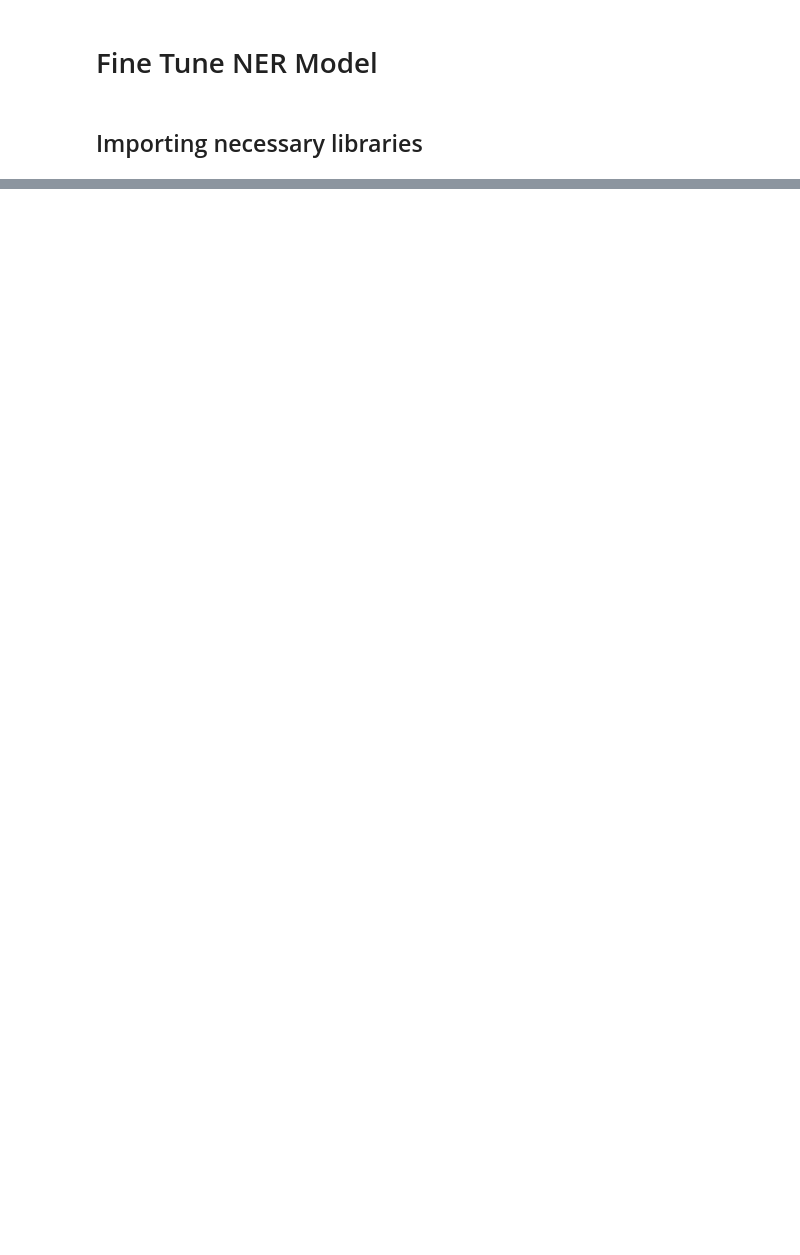
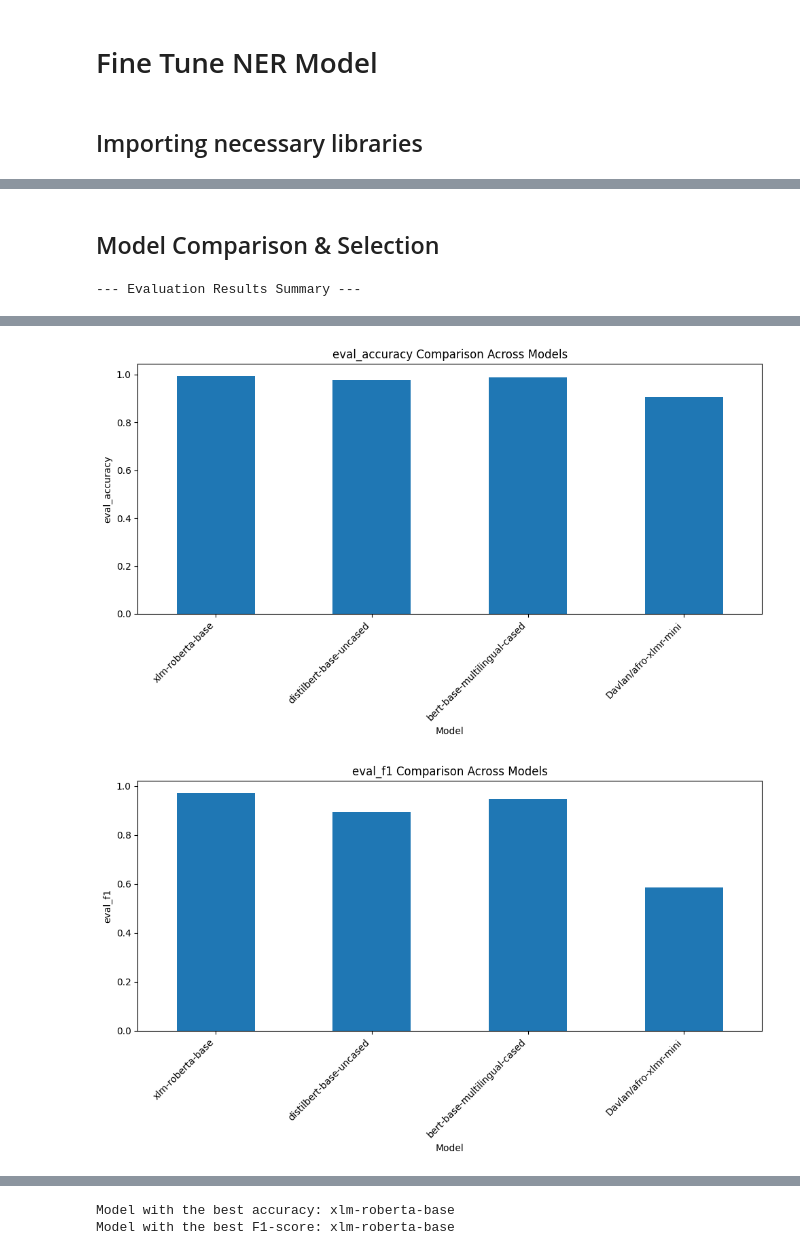
Before and after one commit to Martha3001/amharic-e-commerce-data-extractor-week4, a Jupyter notebook: notebooks/model.ipynb, the cells around one changed output, grey strips where cells are left out. Drawn from its saved outputs; the diff is of its cells as text; code cells hidden in the pictures; blank space fills up the shorter version.

Commit message:
feat: model comparison

```diff
--- a/notebooks/model.ipynb
+++ b/notebooks/model.ipynb
@@ -271,0 +213,15 @@ Model saved to ./fine_tuned_amharic_ner_model
+# %%
+model_checkpoint = "Davlan/afro-xlmr-mini"
+
+# Label names from the raw dataset for use in the function
+ner_feature = raw_datasets["train"].features["ner_tags"][0]
+label_names = ner_feature.names
+
+# Load the tokenizer for the current model
+tokenizer = AutoTokenizer.from_pretrained(model_checkpoint)
+
+# Fine-tune and evaluate the model using the modular function
+trained_model, eval_results = finetune_ner_model(model_checkpoint, tokenizer, raw_datasets, label_names)
+
+# Display the evaluation results
+print(f"Evaluation results for {model_checkpoint}: {eval_results}")
@@ -271,0 +309,35 @@ Model saved to ./fine_tuned_amharic_ner_model
+# %% [markdown]
+## Model Comparison & Selection
+# %%
+import matplotlib.pyplot as plt
+import pandas as pd
+
+# Convert the evaluation results dictionary to a pandas DataFrame for easier analysis
+results_df = pd.DataFrame.from_dict(evaluation_results_dict, orient='index')
+
+# Display the DataFrame with evaluation results
+print("\n--- Evaluation Results Summary ---")
+display(results_df)
+
+# Select relevant metrics for comparison
+comparison_metrics = ['eval_accuracy', 'eval_f1', 'eval_runtime']
+
+# Create bar plots for each comparison metric
+for metric in comparison_metrics:
+    plt.figure(figsize=(10, 6))
+    results_df[metric].plot(kind='bar')
+    plt.title(f'{metric} Comparison Across Models')
+    plt.xlabel('Model')
+    plt.ylabel(metric)
+    plt.xticks(rotation=45, ha='right')
+    plt.tight_layout()
+    plt.show()
+
+# Identify the best performing model based on accuracy and F1-score (higher is better)
+best_accuracy_model = results_df['eval_accuracy'].idxmax()
+best_f1_model = results_df['eval_f1'].idxmax()
+
+print(f"\nModel with the best accuracy: {best_accuracy_model}")
+print(f"Model with the best F1-score: {best_f1_model}")
+# %% [output]
+--- Evaluation Results Summary ---
@@ -271,0 +349,2 @@ Model saved to ./fine_tuned_amharic_ner_model
+[figure, added]
+[figure, added]
@@ -271,0 +352,2 @@ Model saved to ./fine_tuned_amharic_ner_model
+Model with the best accuracy: xlm-roberta-base
+Model with the best F1-score: xlm-roberta-base
```
Also changed, not shown: parts of 21 cells of this notebook.
